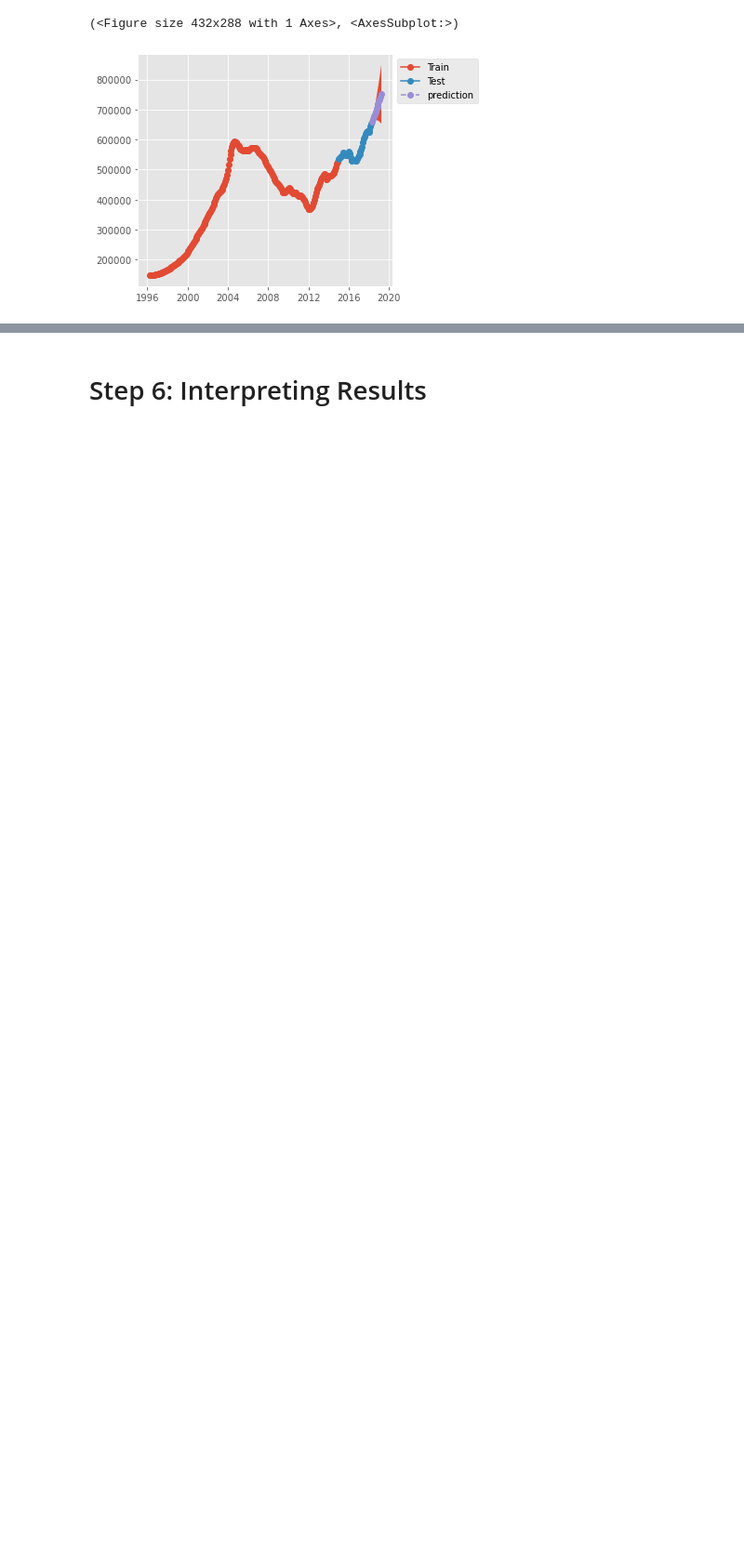
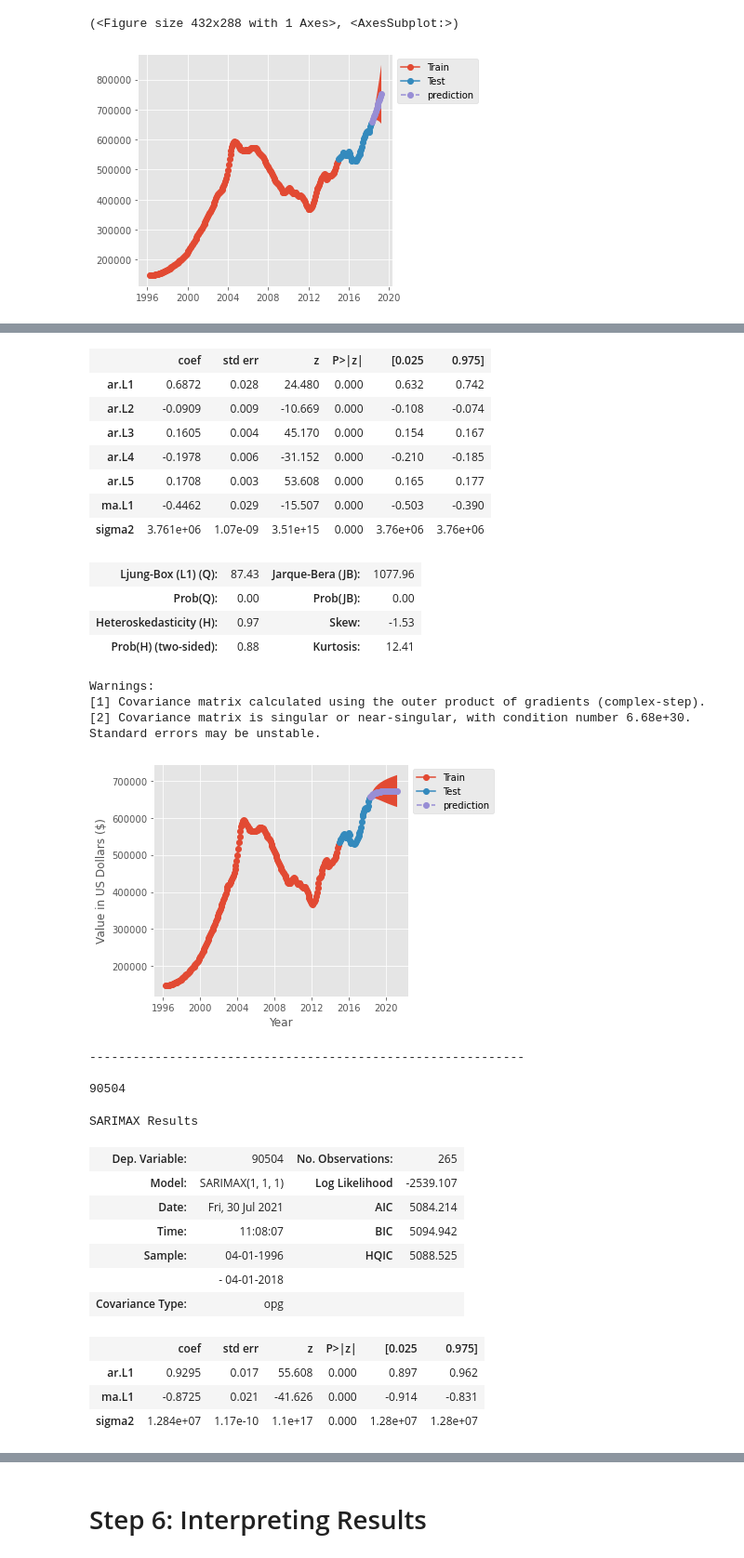
Before and after one commit to Milenaafeworki/Time-Series-prediction, a Jupyter notebook: starter_notebook.ipynb, the cells around one changed output, grey strips where cells are left out. Shown at 93% size. Saved outputs shown, nothing was run; the diff lists cells and outputs as text; code cells hidden in the pictures; blank space fills up the shorter version.

Commit message:
models

```diff
--- a/starter_notebook.ipynb
+++ b/starter_notebook.ipynb
@@ -814,11 +827,11 @@ for zc in ziplist:
     zipcode_d = {}
 
     ## Copy Time Series
-    ts_final = ts_zip[zc].copy()
+    ts_final = ts_df[zc].copy()
 
     ## Train Test Split Index
     train_size = 0.85
-    split_idx = round(len(ts)* train_size)
+    split_idx = round(len(ts_df)* train_size)
 
     ## Split
     train = ts_final.iloc[:split_idx]
@@ -832,7 +845,7 @@ for zc in ziplist:
 
     ## Get predictions
     pred  = model3.get_forecast(steps=36)#start=test.index[0],end=test.index[-1])
-    pred_df = forecast_to_df(pred,zipcode)
+    pred_df = forecast_to_df(pred,zc)
 
     ## Save info to dict
     zipcode_d['pred_df'] = pred_df
@@ -857,0 +878,31 @@ NameError: name 'ts_zip' is not defined
+|  | coef | std err | z | P>|z| | [0.025 | 0.975] |
+| ar.L1 | 0.6872 | 0.028 | 24.480 | 0.000 | 0.632 | 0.742 |
+| ar.L2 | -0.0909 | 0.009 | -10.669 | 0.000 | -0.108 | -0.074 |
+| ar.L3 | 0.1605 | 0.004 | 45.170 | 0.000 | 0.154 | 0.167 |
+| ar.L4 | -0.1978 | 0.006 | -31.152 | 0.000 | -0.210 | -0.185 |
+| ar.L5 | 0.1708 | 0.003 | 53.608 | 0.000 | 0.165 | 0.177 |
+| ma.L1 | -0.4462 | 0.029 | -15.507 | 0.000 | -0.503 | -0.390 |
+| sigma2 | 3.761e+06 | 1.07e-09 | 3.51e+15 | 0.000 | 3.76e+06 | 3.76e+06 |
+| Ljung-Box (L1) (Q): | 87.43 | Jarque-Bera (JB): | 1077.96 |
+| Prob(Q): | 0.00 | Prob(JB): | 0.00 |
+| Heteroskedasticity (H): | 0.97 | Skew: | -1.53 |
+| Prob(H) (two-sided): | 0.88 | Kurtosis: | 12.41 |
+Warnings:
+[1] Covariance matrix calculated using the outer product of gradients (complex-step).
+[2] Covariance matrix is singular or near-singular, with condition number 6.68e+30. Standard errors may be unstable.
+[figure, added]
+------------------------------------------------------------
+
+90504
+SARIMAX Results
+| Dep. Variable: | 90504 | No. Observations: | 265 |
+| Model: | SARIMAX(1, 1, 1) | Log Likelihood | -2539.107 |
+| Date: | Fri, 30 Jul 2021 | AIC | 5084.214 |
+| Time: | 11:08:07 | BIC | 5094.942 |
+| Sample: | 04-01-1996 | HQIC | 5088.525 |
+|  | - 04-01-2018 |  |  |
+| Covariance Type: | opg |  |  |
+|  | coef | std err | z | P>|z| | [0.025 | 0.975] |
+| ar.L1 | 0.9295 | 0.017 | 55.608 | 0.000 | 0.897 | 0.962 |
+| ma.L1 | -0.8725 | 0.021 | -41.626 | 0.000 | -0.914 | -0.831 |
+| sigma2 | 1.284e+07 | 1.17e-10 | 1.1e+17 | 0.000 | 1.28e+07 | 1.28e+07 |
```
Also changed, not shown: parts of 5 cells of this notebook, 10 other files.
